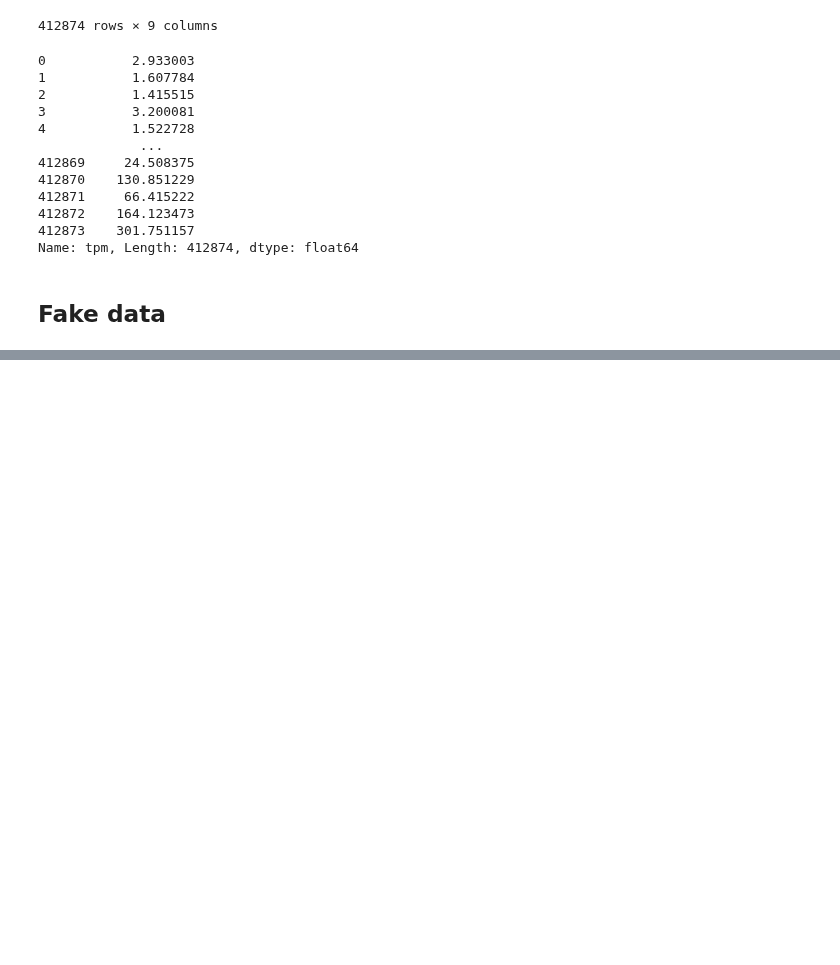
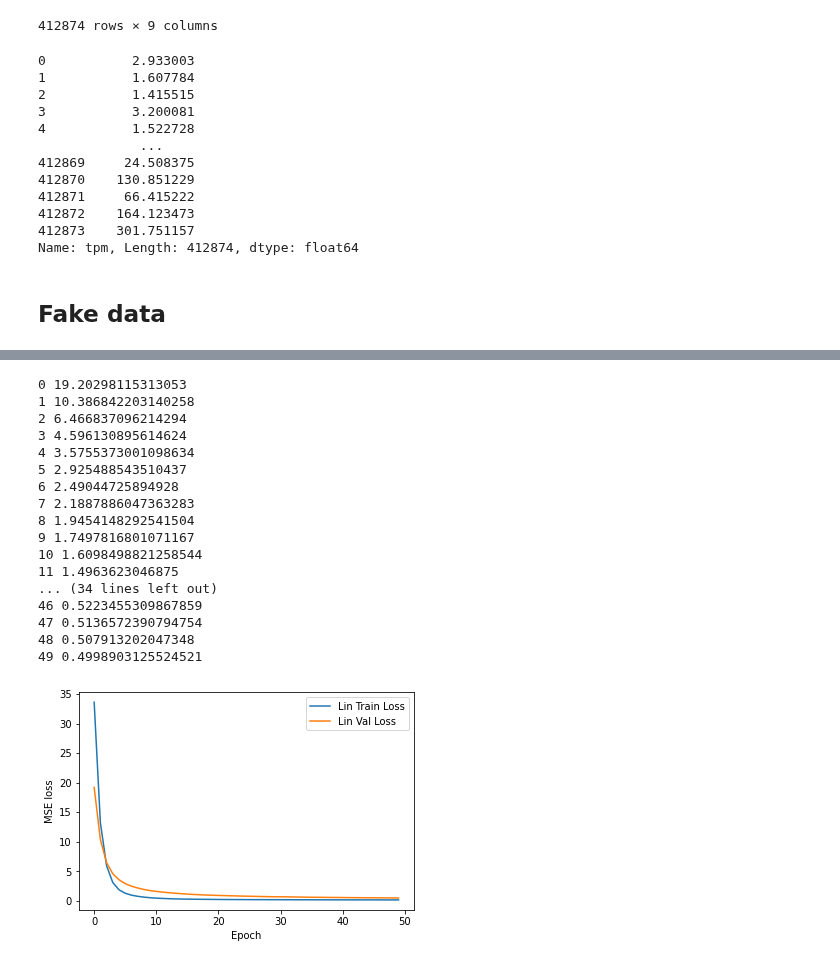
Before and after one commit to erinhwilson/deep-5g-sandbox, a Jupyter notebook: seq_prediction_tinker.ipynb, the cells around one changed output, grey strips where cells are left out. Cells and saved outputs as stored; diff of their text form; code cells hidden in the pictures; blank space fills up the shorter version.

Commit message:
connected Linear and CNN layers, compared loss

```diff
--- a/seq_prediction_tinker.ipynb
+++ b/seq_prediction_tinker.ipynb
@@ -171,3 +323,17 @@ def one_hot_encode(seq):
+# %%
+def quick_loss_plot(data_label):
+    for data, label in data_label:
+        plt.plot(data, label=label)
+    plt.legend()
+    plt.ylabel("MSE loss")
+    plt.xlabel("Epoch")
+    plt.show()
+
+def quick_seq_pred(model, seqs):
+    for dna in seqs:
+        s = torch.tensor(one_hot_encode(dna))
+        pred = model(s.float())
+        print(dna, pred.item())
 # %% [markdown]
 ## Fake data
 # %%
@@ -230,0 +409,25 @@ array(['CGGACC', 6.8,
+# %%
+model_lin, tl_lin, vl_lin = run_linear_model(train_dl, test_dl)
+
+# to plot loss
+lin_data_label = list(zip([tl_lin,vl_lin], ['Lin Train Loss','Lin Val Loss']))
+quick_loss_plot(lin_data_label)
+# %% [output]
+0 19.20298115313053
+1 10.386842203140258
+2 6.466837096214294
+3 4.596130895614624
+4 3.5755373001098634
+5 2.925488543510437
+6 2.49044725894928
+7 2.1887886047363283
+8 1.9454148292541504
+9 1.7497816801071167
+10 1.6098498821258544
+11 1.4963623046875
+... (34 lines left out)
+46 0.5223455309867859
+47 0.5136572390794754
+48 0.507913202047348
+49 0.4998903125524521
+[figure, added]
```
Also changed, not shown: parts of 58 cells of this notebook.
